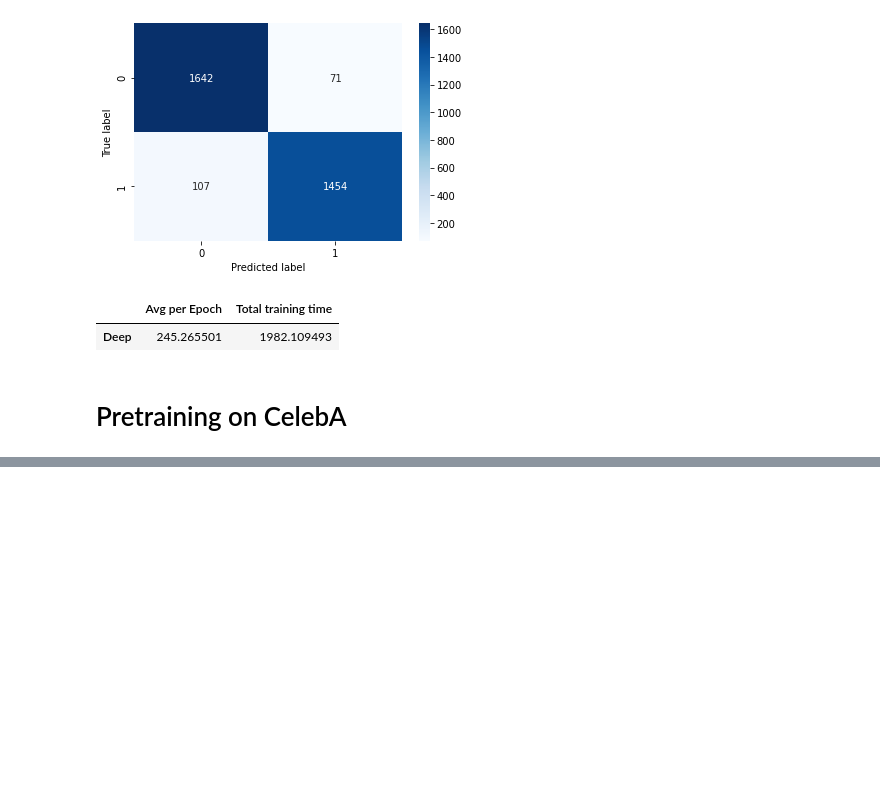
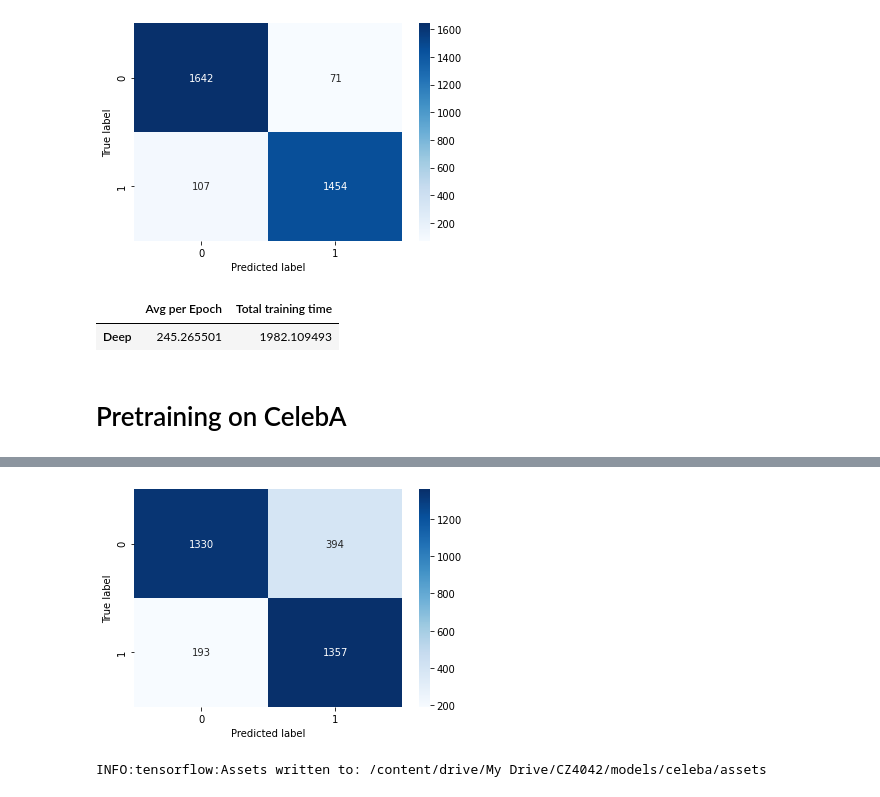
Before and after one commit to poonsinta96/GenderFacialRecognition, a Jupyter notebook: CZ4042_Project.ipynb, the cells around one changed output, grey strips where cells are left out. Cells and saved outputs as stored; diff of their text form; code cells hidden in the pictures; blank space fills up the shorter version.

```diff
--- a/CZ4042_Project.ipynb
+++ b/CZ4042_Project.ipynb
@@ -803,0 +656,13 @@ ________________________________________________________________________________
+# %%
+# Initialise InceptionV3 model, with pretrained ImageNet weights
+
+base_model = tf.keras.applications.InceptionV3(include_top=False,
+                                               weights='imagenet',
+                                               input_shape=(IMG_HEIGHT, IMG_WIDTH, 3),
+                                               pooling='avg')
+model = tf.keras.models.Sequential(base_model)
+model.add(tf.keras.layers.Dense(2))
+
+model.compile(optimizer='sgd',
+              loss=tf.keras.losses.CategoricalCrossentropy(from_logits=True),
+              metrics=['accuracy'])
@@ -803,0 +699,24 @@ ________________________________________________________________________________
+# %%
+# Plot confusion matrix for model
+
+from sklearn.metrics import confusion_matrix
+import seaborn as sb
+
+model.add(tf.keras.layers.Softmax())
+predict = model.predict(test_data_gen)
+model.pop()
+
+predict = np.argmax(predict, axis=1)
+
+cm = confusion_matrix(test_data_gen.classes, predict)
+sb.heatmap(cm, annot=True, fmt='d', cmap='Blues')
+plt.ylabel('True label')
+plt.xlabel('Predicted label')
+plt.show()
+# %% [output]
+[figure, added]
+# %%
+# Save model for future experimentation
+model.save('/content/models/celeba')
+# %% [output]
+INFO:tensorflow:Assets written to: /content/drive/My Drive/CZ4042/models/celeba/assets
```
Also changed, not shown: parts of 86 cells of this notebook.
